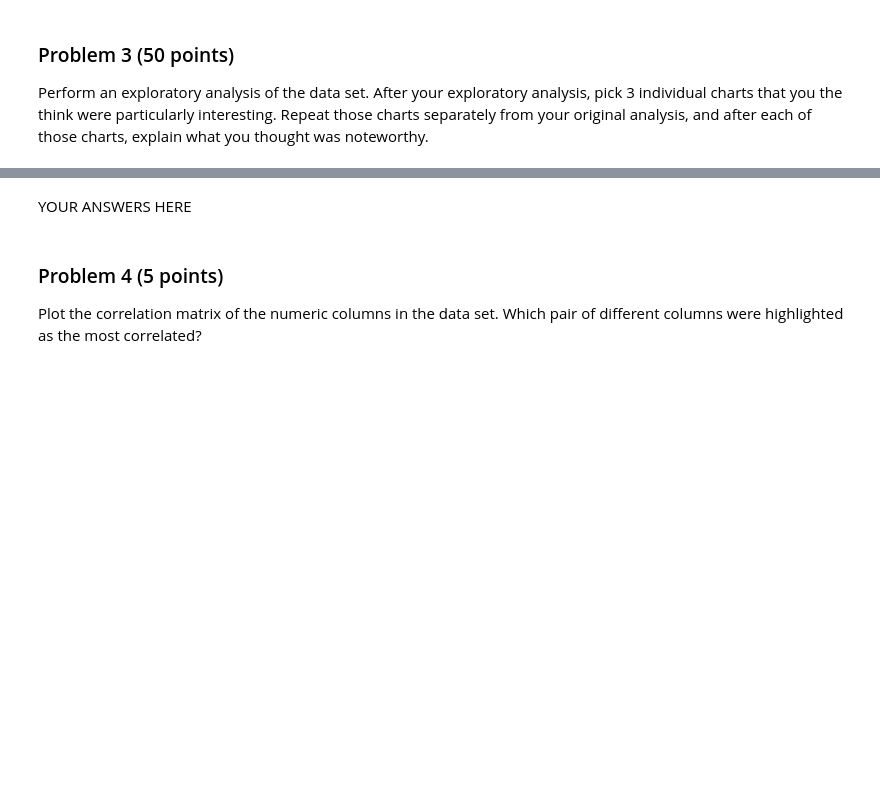
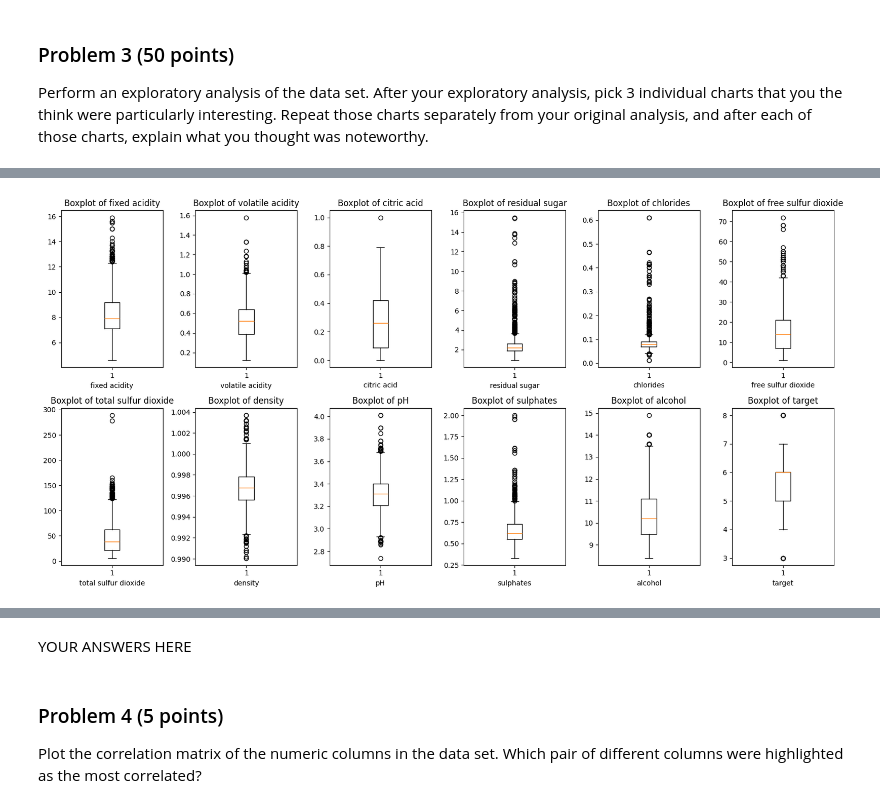
Before and after one commit to garikapativineet/dx602-final-project, a Jupyter notebook: project.ipynb, the cells around one changed output, grey strips where cells are left out. Cells and saved outputs as stored; diff of their text form; code cells hidden in the pictures; blank space fills up the shorter version.

```diff
--- a/project.ipynb
+++ b/project.ipynb
@@ -152,0 +233,14 @@ Repeat those charts separately from your original analysis, and after each of th
+# %%
+# Check for outliers using boxplots
+
+plt.figure(figsize = (16,8))
+for i, col in enumerate(wine_df.columns,1):
+    plt.subplot(2,6,i)
+    plt.boxplot(wine_df[col])
+    plt.title(f"Boxplot of {col}")
+    plt.xlabel(col)
+
+plt.tight_layout()
+plt.show()
+# %% [output]
+[figure, added]
```
Also changed, not shown: parts of 10 cells of this notebook.
